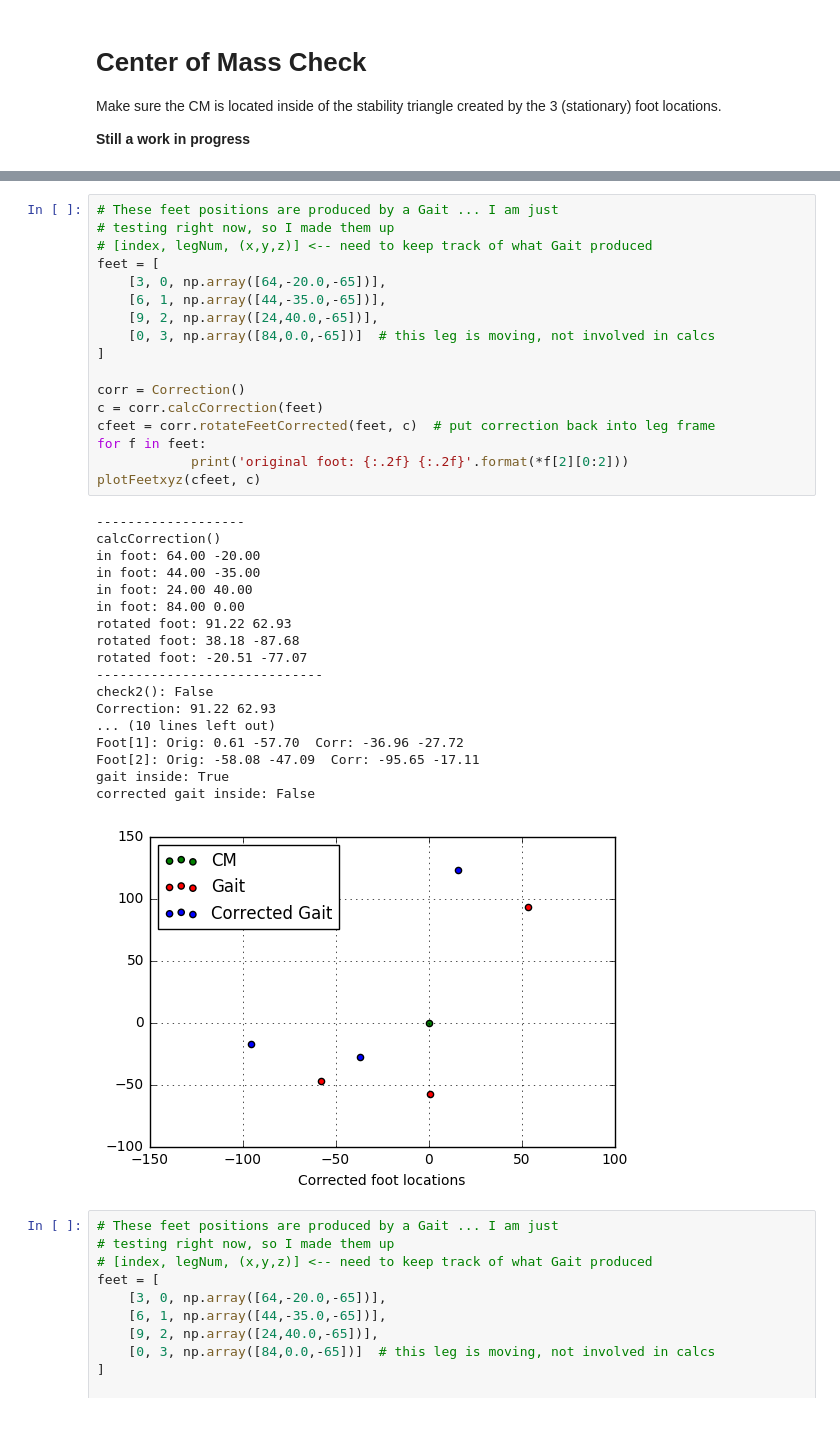
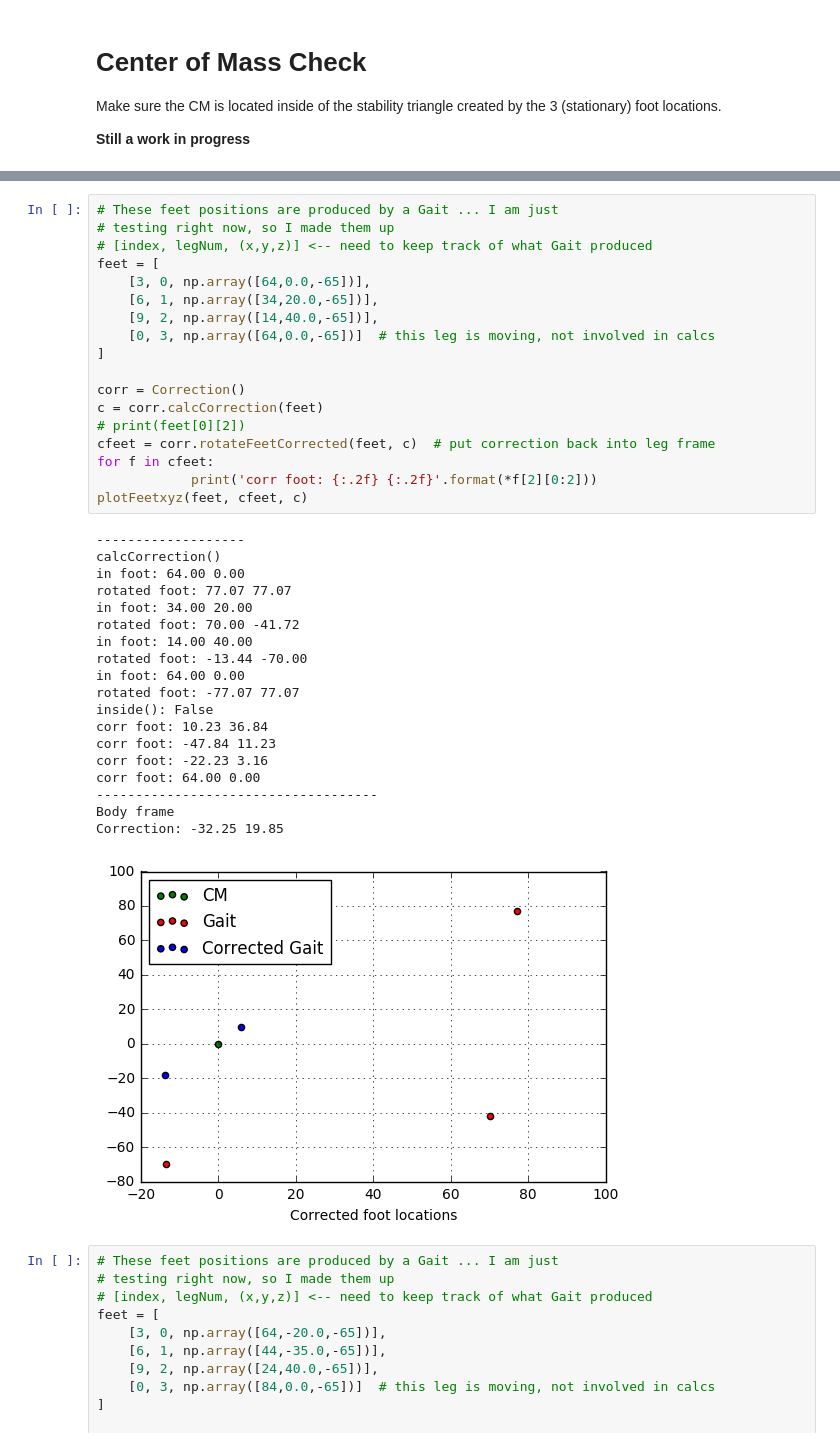
Before and after one commit to BrainSpawnInfosphere/walkingeye, a Jupyter notebook: docs/ipython/Gait.ipynb, the cells around one changed output, grey strips where cells are left out. Cells and saved outputs as stored; diff of their text form.

```diff
--- a/docs/ipython/Gait.ipynb
+++ b/docs/ipython/Gait.ipynb
@@ -620,39 +592,41 @@ def plotFeetxyz(feet, correction):
 # %%
 # These feet positions are produced by a Gait ... I am just
 # testing right now, so I made them up
 # [index, legNum, (x,y,z)] <-- need to keep track of what Gait produced
 feet = [
-    [3, 0, np.array([64,-20.0,-65])],
-    [6, 1, np.array([44,-35.0,-65])],
-    [9, 2, np.array([24,40.0,-65])],
-    [0, 3, np.array([84,0.0,-65])]  # this leg is moving, not involved in calcs
+    [3, 0, np.array([64,0.0,-65])],
+    [6, 1, np.array([34,20.0,-65])],
+    [9, 2, np.array([14,40.0,-65])],
+    [0, 3, np.array([64,0.0,-65])]  # this leg is moving, not involved in calcs
 ]
 
 corr = Correction()
 c = corr.calcCorrection(feet)
+# print(feet[0][2])
 cfeet = corr.rotateFeetCorrected(feet, c)  # put correction back into leg frame
-for f in feet:
-            print('original foot: {:.2f} {:.2f}'.format(*f[2][0:2]))
-plotFeetxyz(cfeet, c)
+for f in cfeet:
+            print('corr foot: {:.2f} {:.2f}'.format(*f[2][0:2]))
+plotFeetxyz(feet, cfeet, c)
 # %% [output]
 -------------------
 calcCorrection()
-in foot: 64.00 -20.00
-in foot: 44.00 -35.00
-in foot: 24.00 40.00
-in foot: 84.00 0.00
-rotated foot: 91.22 62.93
-rotated foot: 38.18 -87.68
-rotated foot: -20.51 -77.07
------------------------------
-check2(): False
-Correction: 91.22 62.93
-... (10 lines left out)
-Foot[1]: Orig: 0.61 -57.70  Corr: -36.96 -27.72
-Foot[2]: Orig: -58.08 -47.09  Corr: -95.65 -17.11
-gait inside: True
-corrected gait inside: False
+in foot: 64.00 0.00
+rotated foot: 77.07 77.07
+in foot: 34.00 20.00
+rotated foot: 70.00 -41.72
+in foot: 14.00 40.00
+rotated foot: -13.44 -70.00
+in foot: 64.00 0.00
+rotated foot: -77.07 77.07
+inside(): False
+corr foot: 10.23 36.84
+corr foot: -47.84 11.23
+corr foot: -22.23 3.16
+corr foot: 64.00 0.00
+------------------------------------
+Body frame
+Correction: -32.25 19.85
-[figure, old version]
+[figure, new version]
 # %%
 # These feet positions are produced by a Gait ... I am just
 # testing right now, so I made them up
```
Also changed, not shown: parts of 4 cells of this notebook.
